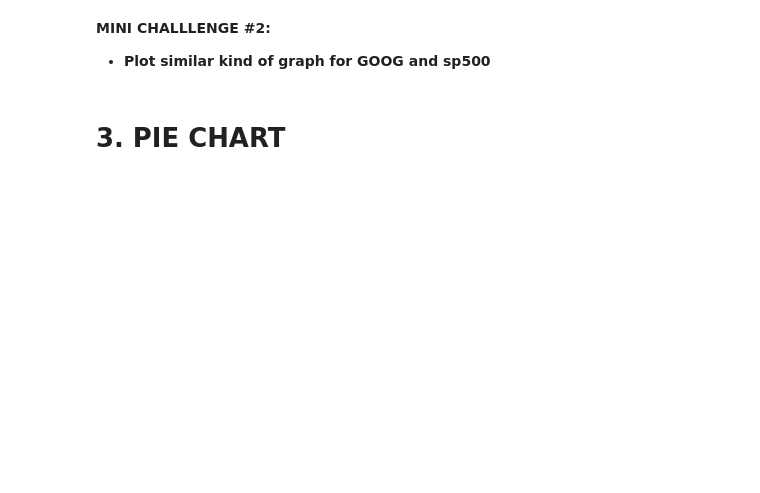
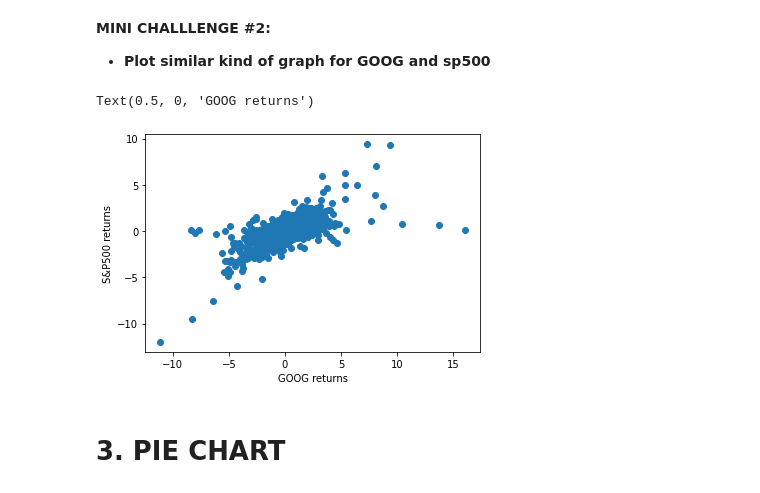
Before and after one commit to hritikverma/python_data_science_and_machine_learning_bootcamp, a Jupyter notebook: 9_Python_101_Data_Visualization_with_matplotlib_Skeleton.ipynb, the cells around one changed output. Drawn from its saved outputs; the diff is of its cells as text; code cells hidden in the pictures; blank space fills up the shorter version.

```diff
--- a/9_Python_101_Data_Visualization_with_matplotlib_Skeleton.ipynb
+++ b/9_Python_101_Data_Visualization_with_matplotlib_Skeleton.ipynb
@@ -73,5 +76,13 @@ df1
 # %% [markdown]
 **MINI CHALLLENGE #2:**
 - **Plot similar kind of graph for GOOG and sp500**
+# %%
+g=df1['GOOG']
+plt.scatter(g,y)
+plt.ylabel('S&P500 returns')
+plt.xlabel('GOOG returns')
+# %% [output]
+Text(0.5, 0, 'GOOG returns')
+[figure, added]
 # %% [markdown]
 # 3. PIE CHART
```
Also changed, not shown: parts of 20 cells of this notebook.
